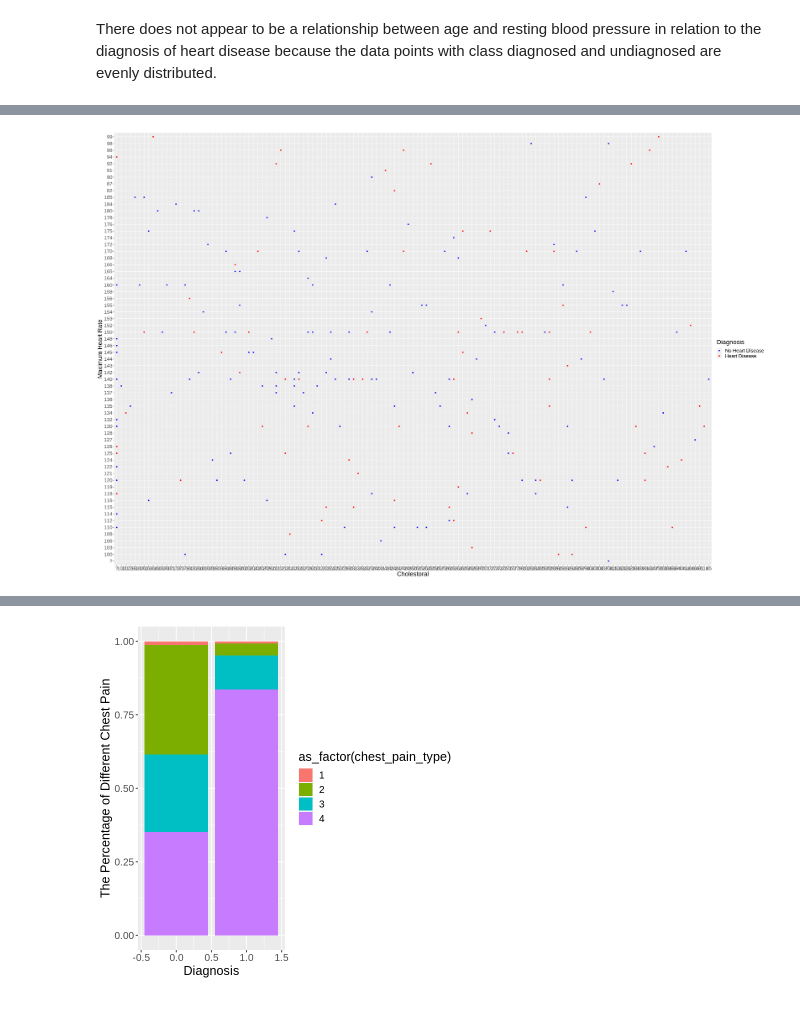
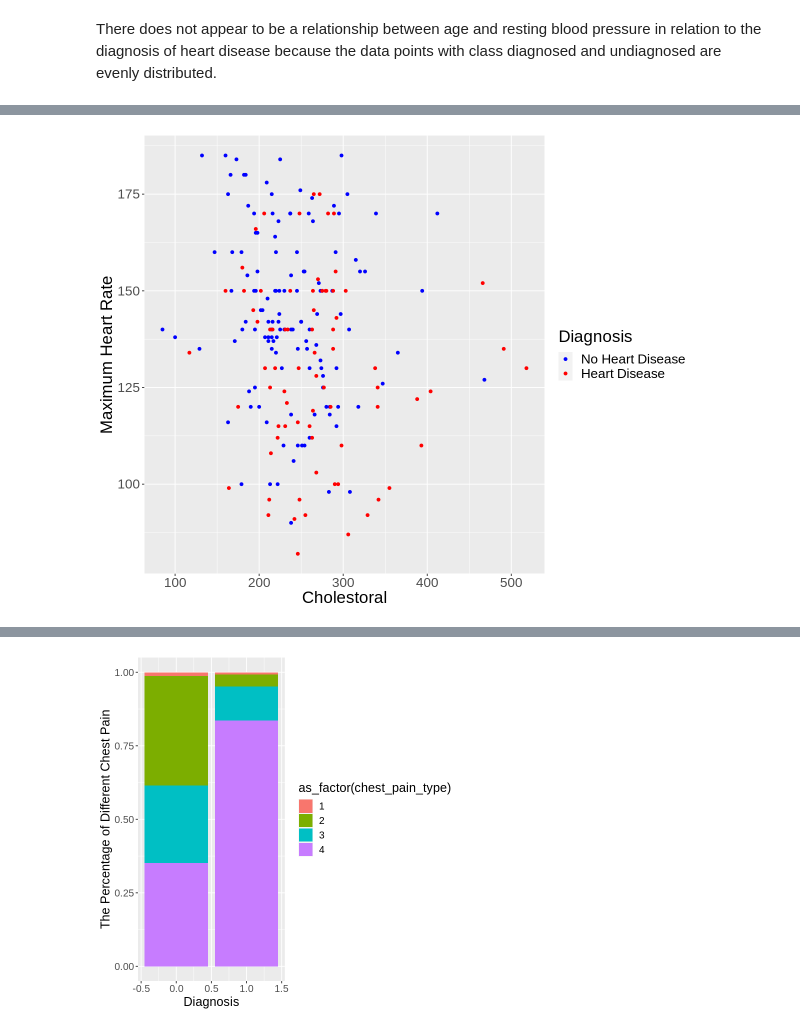
Before and after one commit to julieklipp/Project-Proposal, a Jupyter notebook: Project Proposal.ipynb, the cells around one changed output, grey strips where cells are left out. Saved outputs shown, nothing was run; the diff lists cells and outputs as text; code cells hidden in the pictures.

Commit message:
fixed graphs

```diff
--- a/Project Proposal.ipynb
+++ b/Project Proposal.ipynb
@@ -229,7 +240,7 @@ There does not appear to be a relationship between age and resting blood pressur
 # %%
-options(repr.plot.width = 30, repr.plot.height = 20)
+options(repr.plot.width = 10, repr.plot.height = 8)
 heart_scatterplot_2 <- training_heart_data |>
-    ggplot(aes(x = serum_cholestoral, y = max_heart_rate, color = as.factor(diagnosis))) +
+    ggplot(aes(x = as.numeric(serum_cholestoral), y = as.numeric(max_heart_rate), color = as.factor(diagnosis))) +
     geom_point() +
     labs(x = "Cholestoral", y = "Maximum Heart Rate", color = "Diagnosis") +
     theme(text = element_text(size = 20)) +
@@ -241,2 +262,2 @@ heart_scatterplot_2
-[figure, old version]
+[figure, new version]
 # %%
```
Also changed, not shown: parts of 8 cells of this notebook.
